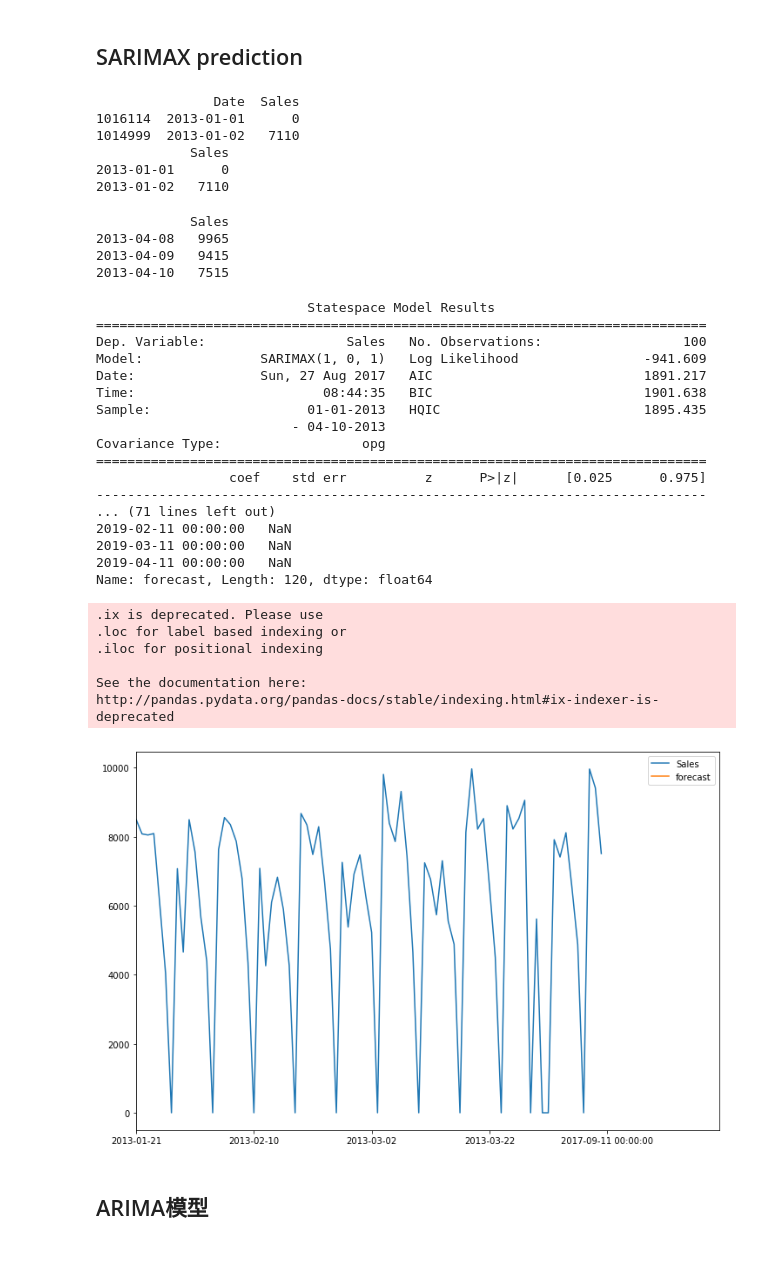
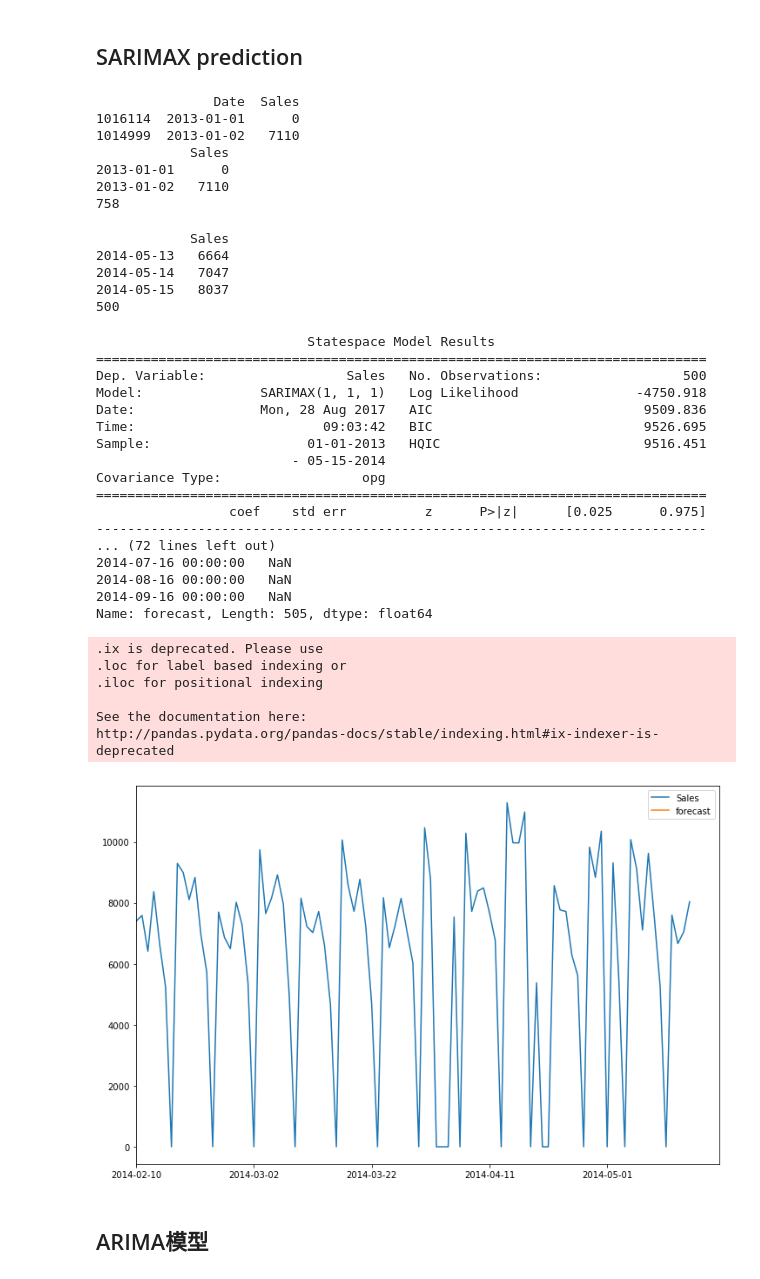
Before and after one commit to jtang145/machine-learning-courses, a Jupyter notebook: graduation_project/play_ground.ipynb, the cells around one changed output. Drawn from its saved outputs; the diff is of its cells as text; code cells hidden in the pictures.

```diff
--- a/graduation_project/play_ground.ipynb
+++ b/graduation_project/play_ground.ipynb
@@ -139,6 +139,8 @@ g = g.map_dataframe(dateplot, "date", "val")
 ## SARIMAX prediction
 # %%
 import numpy
+import pandas as pd
+
 daily_sales = pd.read_csv("./data/train.csv")
 daily_sales = daily_sales[daily_sales.Store == 20]
 data = pd.DataFrame({'Sales':[],'Date':[]})
@@ -163,6 +165,7 @@ data.set_index(['Date'], inplace=True, drop=True)
 data.index.name=None
 
 print(data.head(2))
+print(len(data))
 # %% [output]
                Date  Sales
 1016114  2013-01-01      0
@@ -170,16 +173,21 @@ print(data.head(2))
             Sales
 2013-01-01      0
 2013-01-02   7110
+758
 # %%
-data = data[0:100]
+import numpy as np
+
+data = data[0:500]
 data.replace([np.inf, -np.inf], np.nan, inplace = True)
 data.fillna(0, inplace = True)
 print(data.tail(3))
+print(len(data))
 # %% [output]
             Sales
-2013-04-08   9965
-2013-04-09   9415
-2013-04-10   7515
+2014-05-13   6664
+2014-05-14   7047
+2014-05-15   8037
+500
 # %%
 import pandas as pd
 import numpy as np
@@ -211,48 +219,59 @@ nobs=len(df)
 # print(date_list)
 # df['index'] = date_list
 # df.columns= ['riders']
 # df['riders'] = df.riders.apply(lambda x: int(x)*100)
 
-mod = sm.tsa.statespace.SARIMAX(df.Sales, trend='c', order=(1,0,1))
+# Variable
+# endog = data.loc['2013':, 'Sales']
+# exog = sm.add_constant(data.loc['2013':, 'm2'])
+# nobs = endog.shape[0]
+
+mod = sm.tsa.statespace.SARIMAX(df.Sales, trend='c', order=(1,1,1))
 # mod = sm.tsa.statespace.SARIMAX(df.Sales, trend='n')
 results = mod.fit(trend='c', disp=False,transparams=True)
 
 print(results.summary())
 
-start = datetime.datetime.strptime("2017-09-11", "%Y-%m-%d")
-date_list = [start + relativedelta(months=x) for x in range(0,20)]
+start = datetime.datetime.strptime("2014-05-16", "%Y-%m-%d")
+date_list = [start + relativedelta(months=x) for x in range(0,5)]
 future = pd.DataFrame(index=date_list, columns= df.columns)
 df = pd.concat([df, future])
 # print(df.head(3))
 
 df['forecast'] = results.predict(start = 1, dynamic= True)
 df[['Sales', 'forecast']].ix[-100:].plot(figsize=(12, 8))
 print (df.forecast/100)
+
+# res = mod.filter(results.params)
+
+# predict = results.get_prediction()
+# predict_ci = predict.conf_int()
+# print(predict_ci)
 # %% [output]
                            Statespace Model Results
 ==============================================================================
-Dep. Variable:                  Sales   No. Observations:                  100
-Model:               SARIMAX(1, 0, 1)   Log Likelihood                -941.609
-Date:                Sun, 27 Aug 2017   AIC                           1891.217
-Time:                        08:44:35   BIC                           1901.638
-Sample:                    01-01-2013   HQIC                          1895.435
-                         - 04-10-2013
+Dep. Variable:                  Sales   No. Observations:                  500
+Model:               SARIMAX(1, 1, 1)   Log Likelihood               -4750.918
+Date:                Mon, 28 Aug 2017   AIC                           9509.836
+Time:                        09:03:42   BIC                           9526.695
+Sample:                    01-01-2013   HQIC                          9516.451
+                         - 05-15-2014
 Covariance Type:                  opg
 ==============================================================================
                  coef    std err          z      P>|z|      [0.025      0.975]
 ------------------------------------------------------------------------------
-... (71 lines left out)
-2019-02-11 00:00:00   NaN
-2019-03-11 00:00:00   NaN
-2019-04-11 00:00:00   NaN
-Name: forecast, Length: 120, dtype: float64
+... (72 lines left out)
+2014-07-16 00:00:00   NaN
+2014-08-16 00:00:00   NaN
+2014-09-16 00:00:00   NaN
+Name: forecast, Length: 505, dtype: float64
 .ix is deprecated. Please use
 .loc for label based indexing or
 .iloc for positional indexing
 
 See the documentation here:
 http://pandas.pydata.org/pandas-docs/stable/indexing.html#ix-indexer-is-deprecated
-[figure, old version]
+[figure, new version]
 # %% [markdown]
 ## ARIMA模型
 # %%
```
Also changed, not shown: parts of 5 cells of this notebook, 1 other file.
